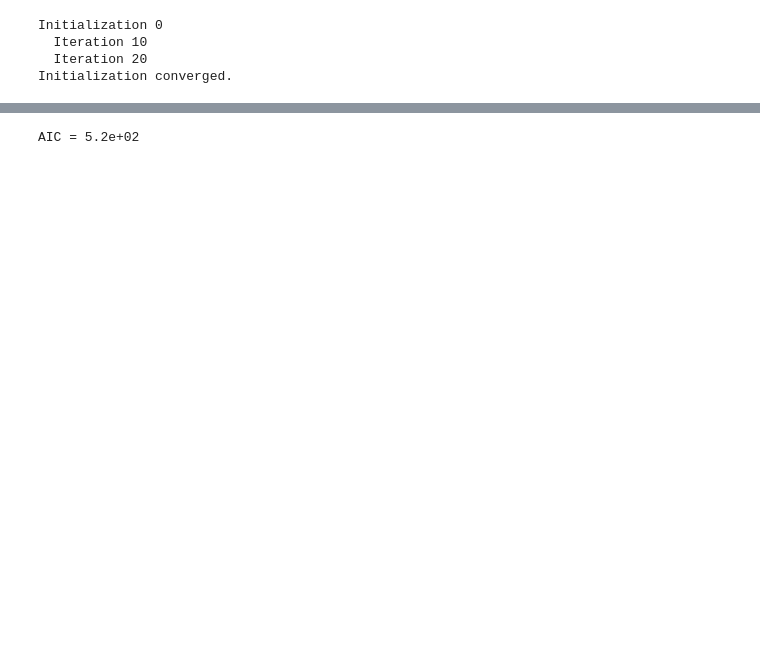
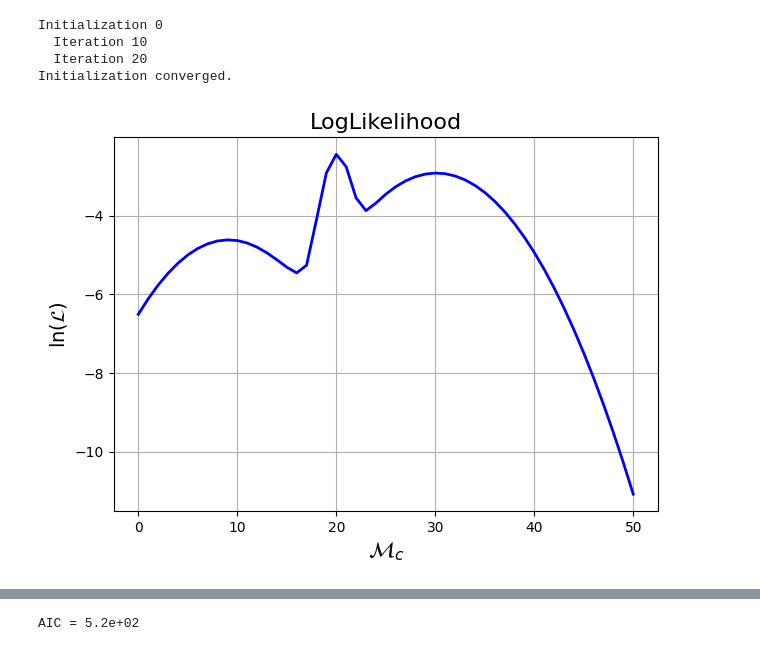
Before and after one commit to Richardforphys/AstroStatistics, a Jupyter notebook: AML/Notebooks/AstroStatistics/BHB.ipynb, the cells around one changed output, grey strips where cells are left out. Cells and saved outputs as stored; diff of their text form; code cells hidden in the pictures; blank space fills up the shorter version.

```diff
--- a/AML/Notebooks/AstroStatistics/BHB.ipynb
+++ b/AML/Notebooks/AstroStatistics/BHB.ipynb
@@ -33 +39,10 @@ scores = results.score_samples(x)
+# %%
+plt.plot(x,scores,linewidth=2, color='blue')
+plt.title('LogLikelihood', fontsize=16)
+plt.grid()
+plt.ylabel(r'$\ln(\mathcal{L})$',fontsize=14)
+plt.xlabel(r'$\mathcal{M}_c$', fontsize=16)
+plt.tight_layout()
+# %% [output]
+[figure, added]
 # %%
```
Also changed, not shown: parts of 34 cells of this notebook.
